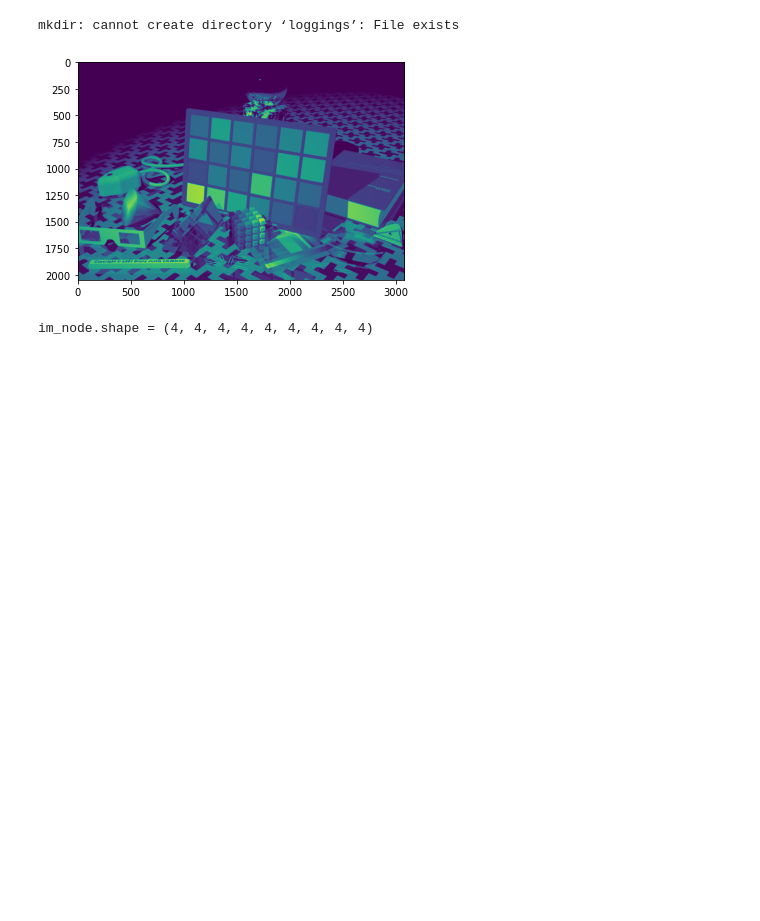
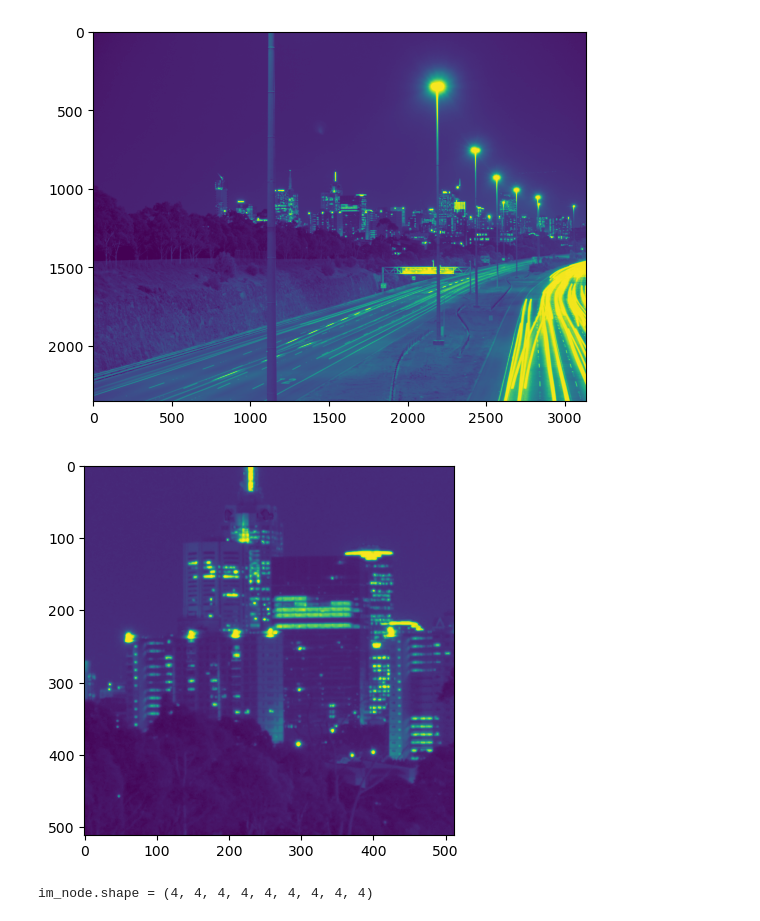
Before and after one commit to SuperCrabLover/Tensor-Networks-For-Compression-And-Image-Recovery, a Jupyter notebook: Tensor_Experiment_1.ipynb, the cells around one changed output. Drawn from its saved outputs; the diff is of its cells as text; code cells hidden in the pictures; blank space fills up the shorter version.

```diff
--- a/Tensor_Experiment_1.ipynb
+++ b/Tensor_Experiment_1.ipynb
@@ -7,46 +7,25 @@ ModuleNotFoundError: No module named 'tensornetwork'
 # %%
-logging.basicConfig(level=logging.DEBUG, filename='loggings/Experiment1' + '.log', filemode='a', format="%(levelname)s - %(message)s")
+logging.basicConfig(level=logging.DEBUG, filename='Experiment1' + '.log', filemode='w', format="%(levelname)s - %(message)s")
 
-pgmf_path = "/content/drive/MyDrive/gray8bit/"
+pgmf_path = "gray8bit_Dataset/"
 file_list = ['nightshot_iso_100.pgm',
              'leaves_iso_1600.pgm',
              'leaves_iso_200.pgm',
-             zone_plate.pgm']
+             'zone_plate.pgm']
-# %% [output]
-mkdir: cannot create directory ‘loggings’: File exists
 # %%
 %load_ext autoreload
 %autoreload 2
-# %%
-def create_node(matrix, tensor_base):
-
-  if len(matrix.shape) > 2:
-    logger.error(f"create_node error: len(matrix.shape) ({len(matrix.shape)}) is more than {2}")
-    return None, None
-
-  pix_am = matrix.shape[0] * matrix.shape[1]
-  N = math.log(pix_am, tensor_base)
-  if not N.is_integer():
-    logger.error(f"create_node error: the tensor rank {N} is not an integer")
-    return None, None
-
-  return tn.Node(np.reshape(matrix, tuple([tensor_base] * int(N)))), int(N)
-
-def create_node_from_pgm(im_pgm, tensor_base, width=512, height=512):
-
-  if im_pgm.shape[1] != width or im_pgm.shape[0] != height:
-    resizer = A.Resize(width=width, height=height)
-    im_pgm = resizer(image=im_pgm)["image"]
-
-  return create_node(im_pgm, tensor_base)
 # %%
 file_name = next(enumerate(file_list))[1]
 with open(pgmf_path + file_name, 'rb') as pgmf:
   im = plt.imread(pgmf)
   plt.imshow(im)
   plt.show()
+  plt.imshow(crop_pgm_image(im))
+  plt.show()
   im_node, _ = create_node_from_pgm(im, 4)
   print(f"im_node.shape = {im_node.shape}")
 # %% [output]
-[figure, old version]
+[figure, new version]
+[figure, added]
 im_node.shape = (4, 4, 4, 4, 4, 4, 4, 4, 4)
```
Also changed, not shown: parts of 1 cell of this notebook.
